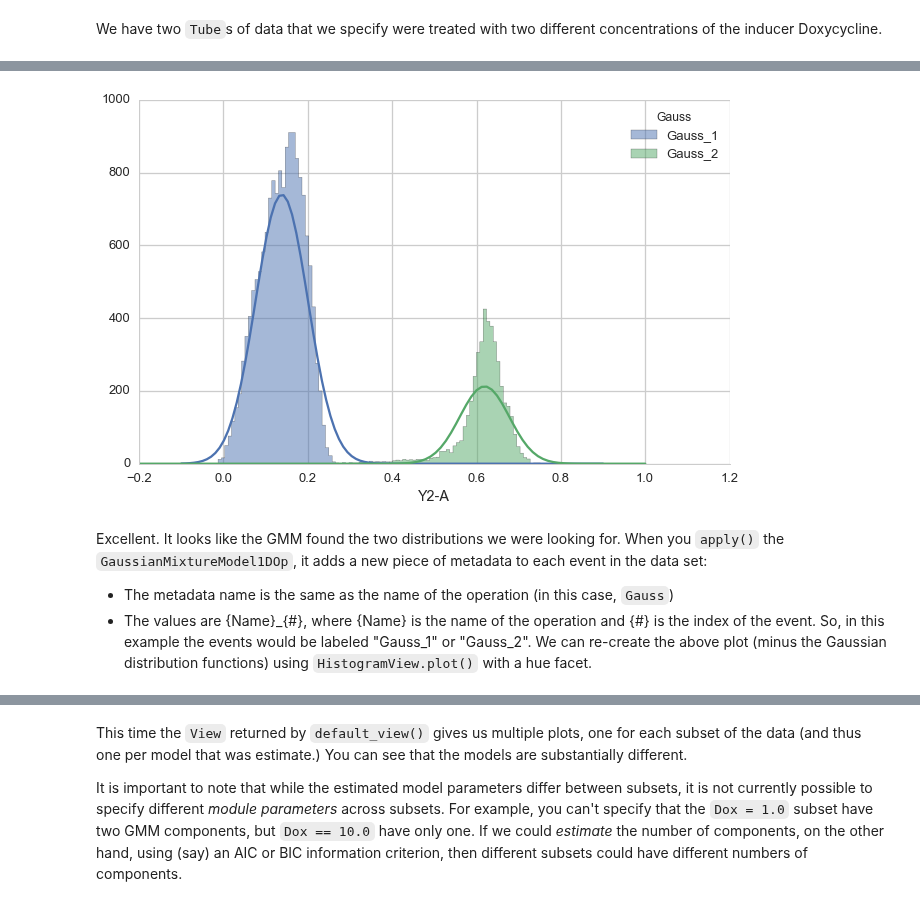
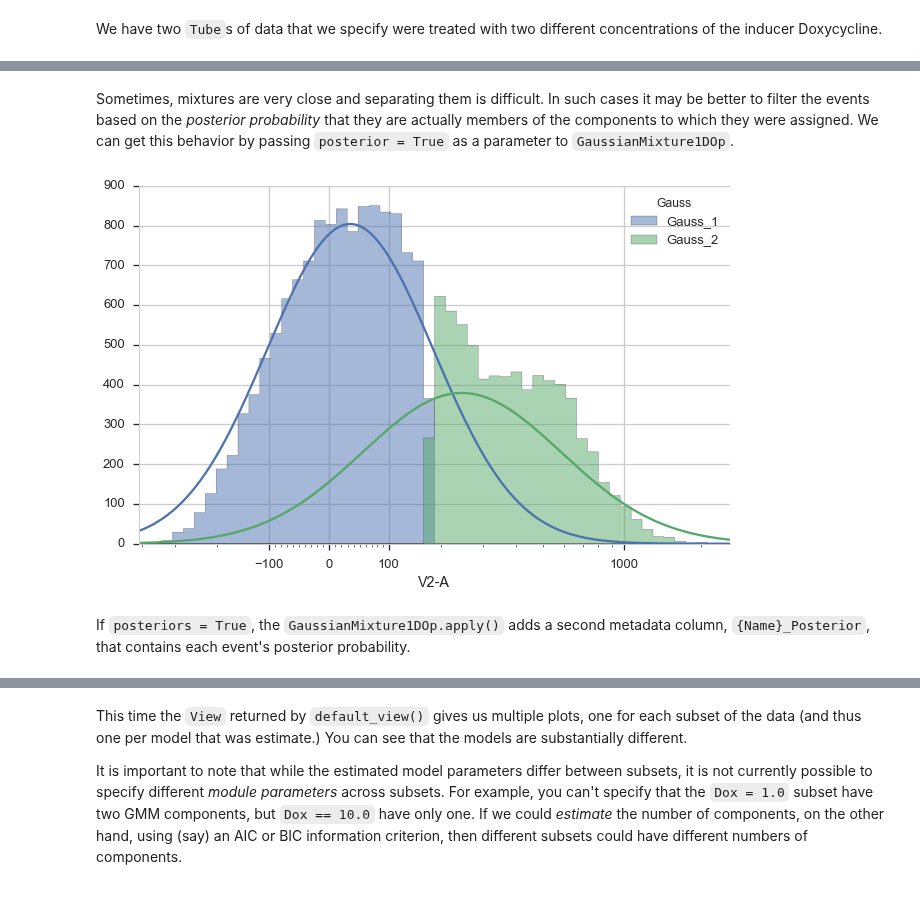
Before and after one commit to cytoflow/cytoflow, a Jupyter notebook: docs/examples-basic/Machine Learning.ipynb, the cells around one changed output, grey strips where cells are left out. Cells and saved outputs as stored; diff of their text form; code cells hidden in the pictures.

Commit message:
Updated example notebooks

```diff
--- a/docs/examples-basic/Machine Learning.ipynb
+++ b/docs/examples-basic/Machine Learning.ipynb
@@ -26,0 +71,2 @@ Transform the data using `LogicleTransformOp` and look at the histogram of the `
+# %%
+flow.set_default_scale("logicle")
@@ -46,15 +87,14 @@ Finally, many modules, including `GaussianMixtureModel1DOp`, have a `default_vie
+# %% [markdown]
+Sometimes, mixtures are very close and separating them is difficult.  In such cases it may be better to filter the events based on the _posterior probability_ that they are actually members of the components to which they were assigned.  We can get this behavior by passing `posterior = True` as a parameter to `GaussianMixture1DOp`.
 # %%
 g = flow.GaussianMixture1DOp(name = "Gauss",
-                             channel = "Y2-A",
-                             num_components = 2)
+                             channel = "V2-A",
+                             num_components = 2,
+                             posteriors = True)
 
-g.estimate(ex2)
-g.default_view().plot(ex2)
+g.estimate(ex)
+g.default_view().plot(ex)
 # %% [output]
-[figure, old version]
+[figure, new version]
-# %% [markdown]
-Excellent.  It looks like the GMM found the two distributions we were looking for.  When you `apply()` the `GaussianMixtureModel1DOp`, it adds a new piece of metadata to each event in the data set:
-* The metadata name is the same as the name of the operation (in this case, `Gauss`)
-* The values are {Name}\_{#}, where {Name} is the name of the operation and {#} is the index of the event.  So,
-  in this example the events would be labeled "Gauss_1" or "Gauss_2".  We can re-create the above plot (minus
-  the Gaussian distribution functions) using `HistogramView.plot()` with a hue facet.
+# %% [markdown]
+If `posteriors = True`, the `GaussianMixture1DOp.apply()` adds a second metadata column, `{Name}_Posterior`, that contains each event's posterior probability.
```
Also changed, not shown: parts of 29 cells of this notebook, 3 other files.
